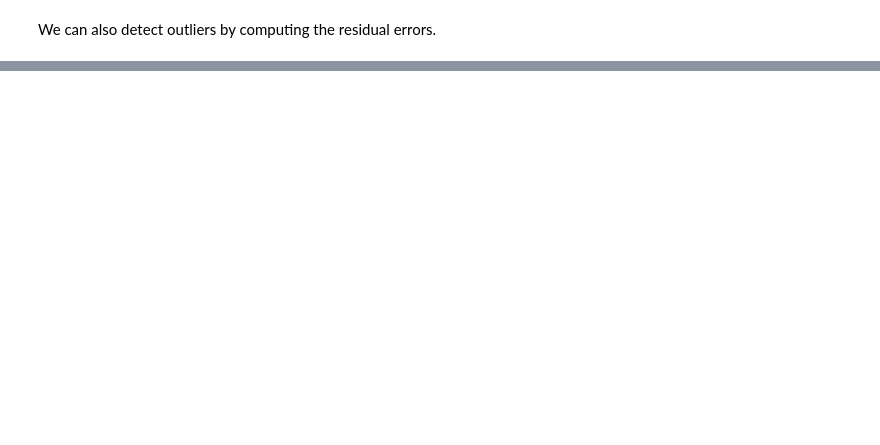
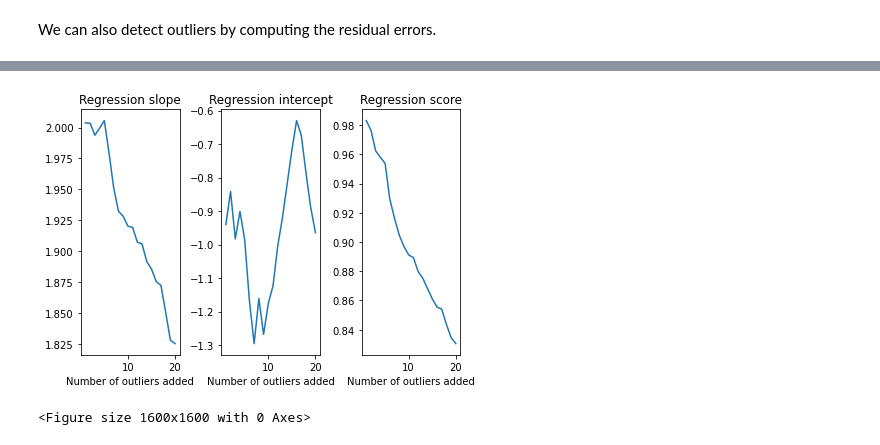
Before and after one commit to Baraa42/Elalami-Skakova-INM702-Coursework, a Jupyter notebook: Task2/task2_baraa_notebook.ipynb, the cells around one changed output, grey strips where cells are left out. Saved outputs shown, nothing was run; the diff lists cells and outputs as text; code cells hidden in the pictures; blank space fills up the shorter version.

```diff
--- a/Task2/task2_baraa_notebook.ipynb
+++ b/Task2/task2_baraa_notebook.ipynb
@@ -328,0 +454,30 @@ print(indices)
+# %%
+# Visualisation of regression parameters
+
+
+
+fig, (ax1, ax2, ax3) = plt.subplots(1, 3)
+plt.figure(figsize=(20, 20), dpi=80)
+fig.tight_layout()
+
+
+x = np.arange(20)+1
+
+ax1.plot(x, slopes)
+ax2.plot(x, intercepts)
+ax3.plot(x, scores)
+
+ax1.set_title('Regression slope')
+ax2.set_title('Regression intercept')
+ax3.set_title('Regression score')
+
+ax1.set_xlabel('Number of outliers added')
+ax2.set_xlabel('Number of outliers added')
+ax3.set_xlabel('Number of outliers added')
+
+
+
+plt.show();
+# %% [output]
+[figure, added]
+<Figure size 1600x1600 with 0 Axes>
```
Also changed, not shown: parts of 20 cells of this notebook, 1 other file.
